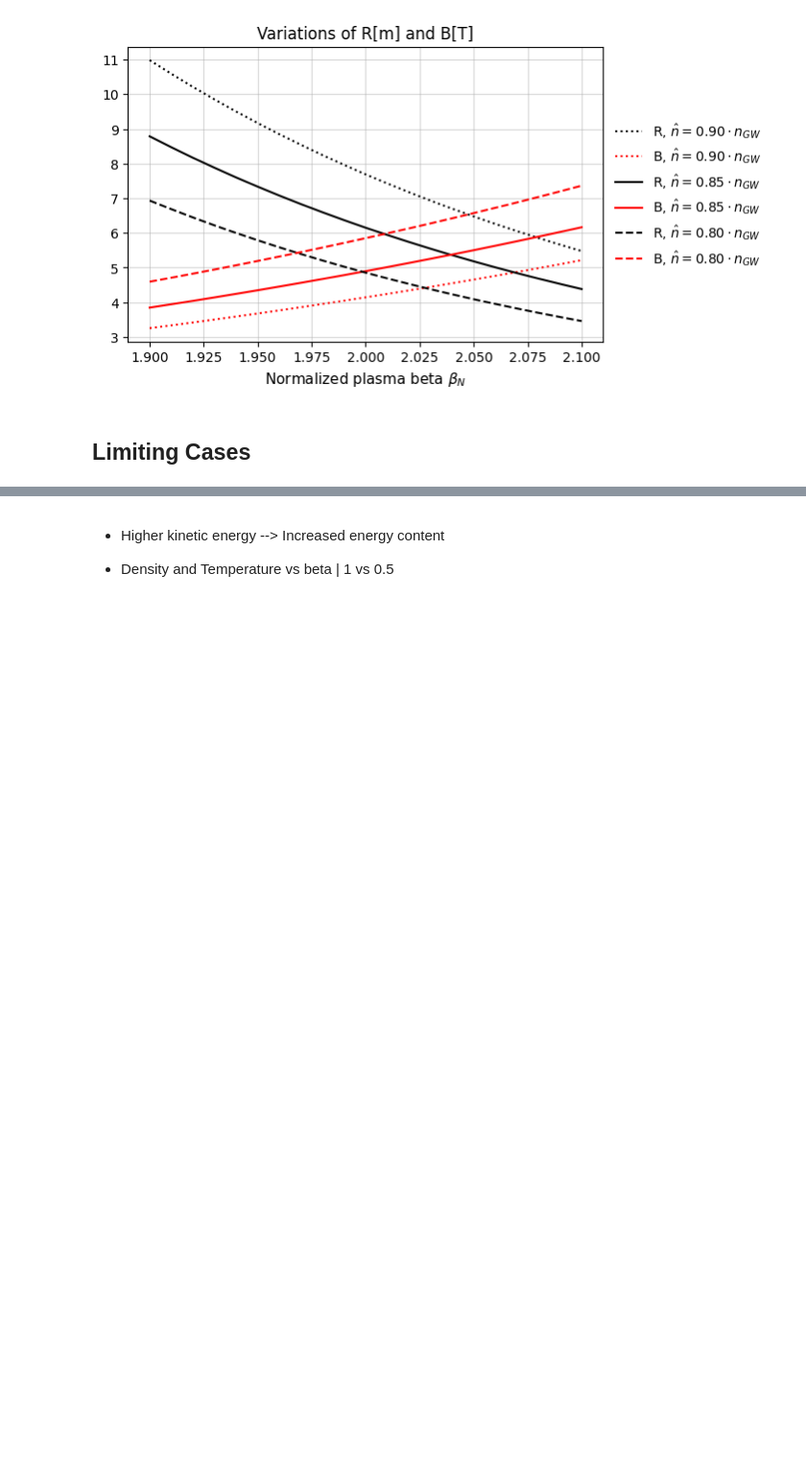
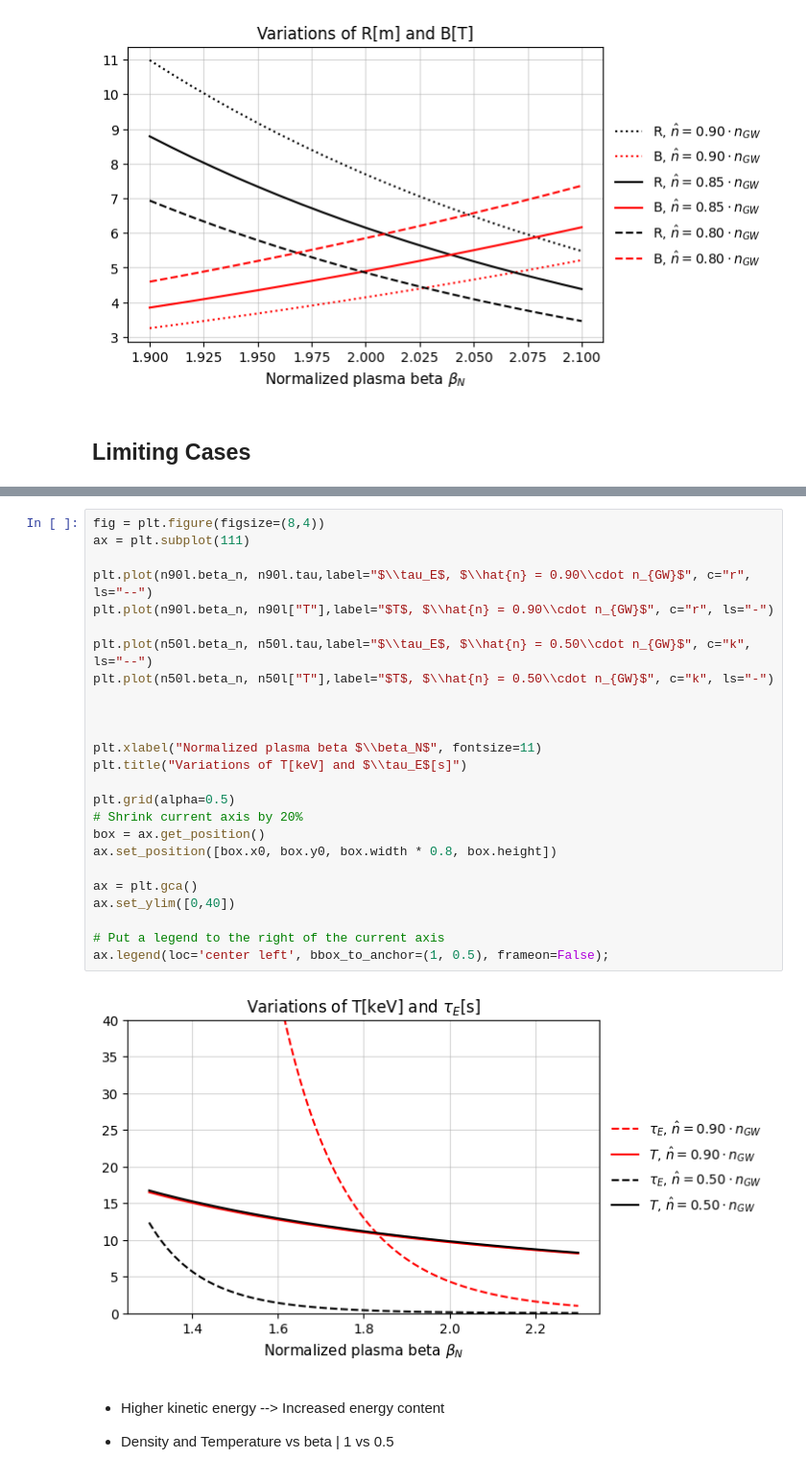
Before and after one commit to Chinnasf/Physics, a Jupyter notebook: TOKAMAKS/CEA/Scaling Law -- Reduced Parameters.ipynb, the cells around one changed output, grey strips where cells are left out. Shown at 96% size. Saved outputs shown, nothing was run; the diff lists cells and outputs as text; blank space fills up the shorter version.

```diff
--- a/TOKAMAKS/CEA/Scaling Law -- Reduced Parameters.ipynb
+++ b/TOKAMAKS/CEA/Scaling Law -- Reduced Parameters.ipynb
@@ -371,3 +385,30 @@ ax.legend(loc='center left', bbox_to_anchor=(1, 0.5), frameon=False);
+# %%
+fig = plt.figure(figsize=(8,4))
+ax = plt.subplot(111)
+
+plt.plot(n90l.beta_n, n90l.tau,label="$\\tau_E$, $\\hat{n} = 0.90\\cdot n_{GW}$", c="r", ls="--")
+plt.plot(n90l.beta_n, n90l["T"],label="$T$, $\\hat{n} = 0.90\\cdot n_{GW}$", c="r", ls="-")
+
+plt.plot(n50l.beta_n, n50l.tau,label="$\\tau_E$, $\\hat{n} = 0.50\\cdot n_{GW}$", c="k", ls="--")
+plt.plot(n50l.beta_n, n50l["T"],label="$T$, $\\hat{n} = 0.50\\cdot n_{GW}$", c="k", ls="-")
+
+
+
+plt.xlabel("Normalized plasma beta $\\beta_N$", fontsize=11)
+plt.title("Variations of T[keV] and $\\tau_E$[s]")
+
+plt.grid(alpha=0.5)
+# Shrink current axis by 20%
+box = ax.get_position()
+ax.set_position([box.x0, box.y0, box.width * 0.8, box.height])
+
+ax = plt.gca()
+ax.set_ylim([0,40])
+
+# Put a legend to the right of the current axis
+ax.legend(loc='center left', bbox_to_anchor=(1, 0.5), frameon=False);
+# %% [output]
+[figure, added]
 # %% [markdown]
 * Higher kinetic energy --> Increased energy content
 
```
Also changed, not shown: parts of 9 cells of this notebook.
